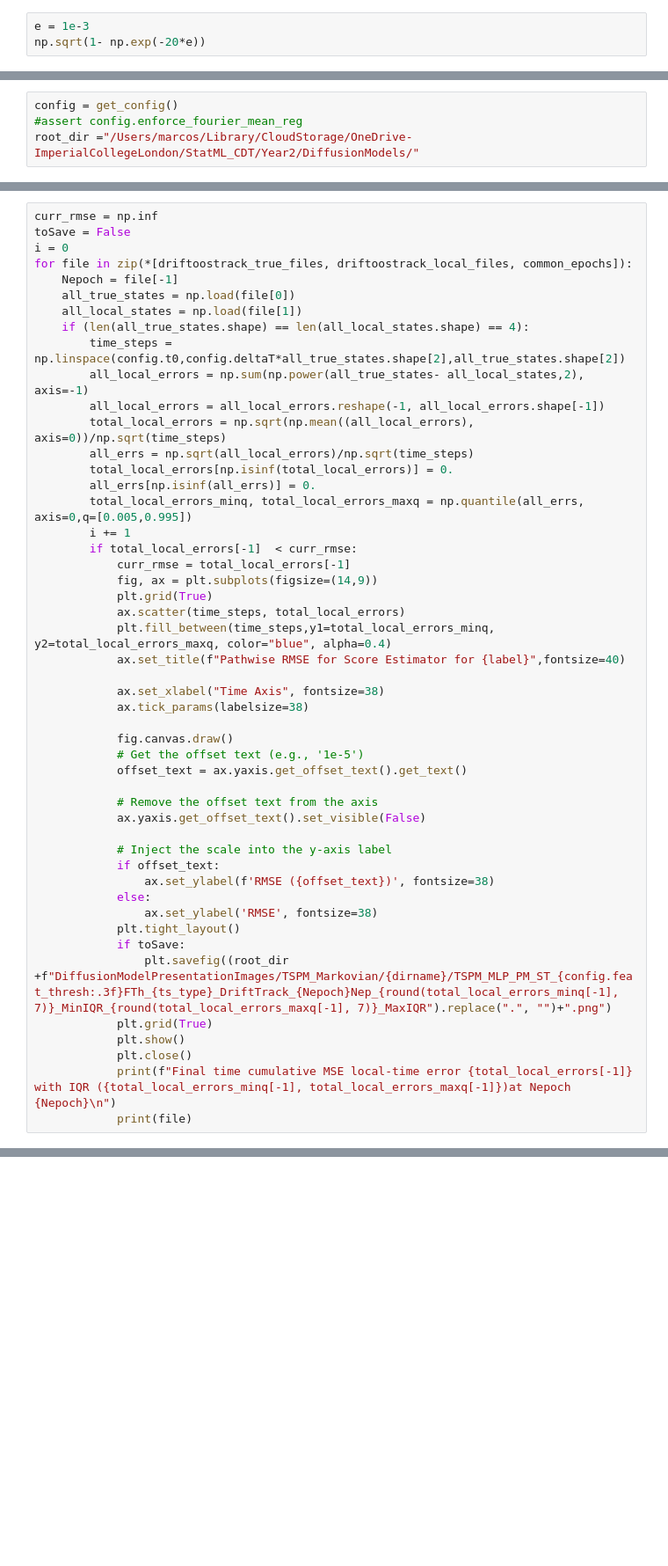
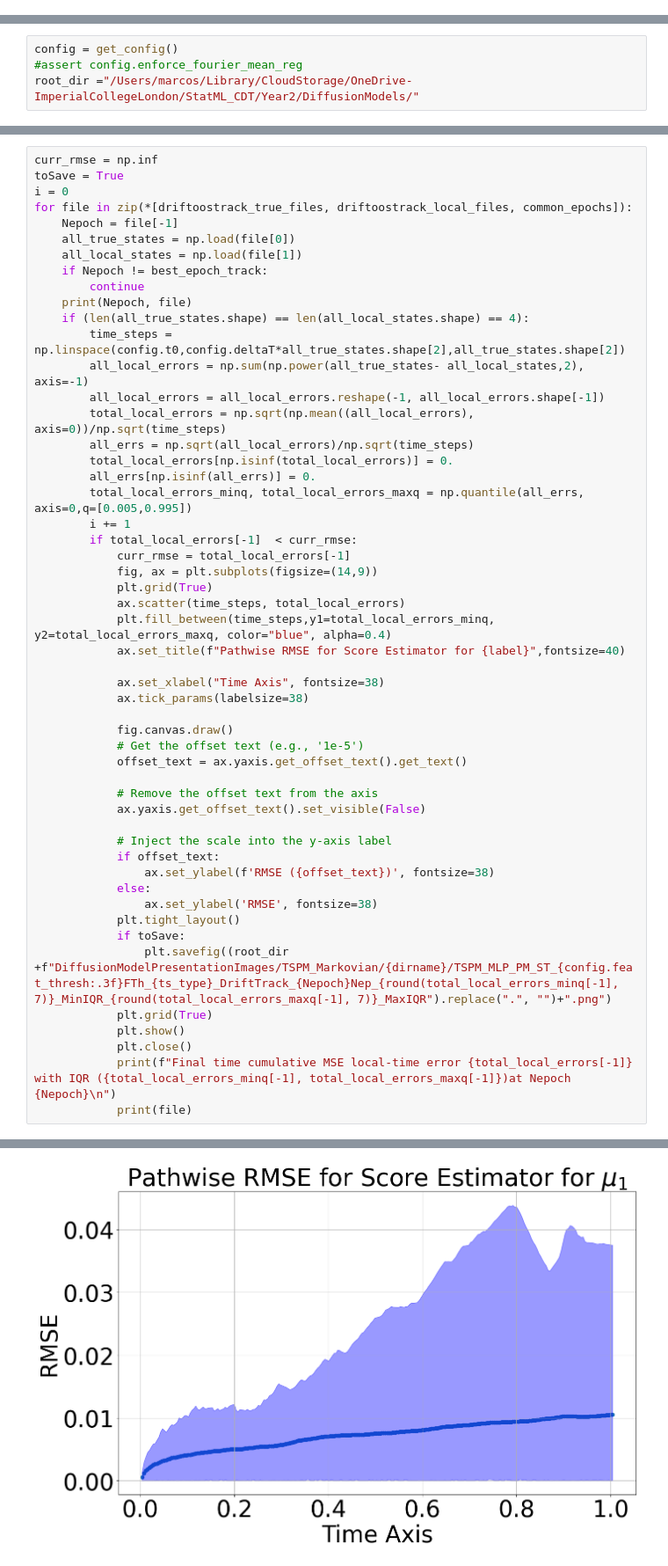
Before and after one commit to marcostapiac/FractionalBrownianMotion, a Jupyter notebook: experiments/generative_modelling/RecursiveVPSDE/ParamEst/TSPM/Markovian/OneDimensional/drifts_Markovian_1D_DriftEvalExp_from_saved.ipynb, the cells around one changed output, grey strips where cells are left out. Shown: that part at 88% size. Cells and saved outputs as stored; diff of their text form; blank space fills up the shorter version.

```diff
--- a/experiments/generative_modelling/RecursiveVPSDE/ParamEst/TSPM/Markovian/OneDimensional/drifts_Markovian_1D_DriftEvalExp_from_saved.ipynb
+++ b/experiments/generative_modelling/RecursiveVPSDE/ParamEst/TSPM/Markovian/OneDimensional/drifts_Markovian_1D_DriftEvalExp_from_saved.ipynb
@@ -15,6 +15,3 @@ from configs.RecursiveVPSDE.Markovian_fQuadSinHF.recursive_Markovian_PostMeanSco
 # %% [output]
 The autoreload extension is already loaded. To reload it, use:
   %reload_ext autoreload
-# %%
-e = 1e-3
-np.sqrt(1- np.exp(-20*e))
@@ -447,11 +469,14 @@ for f in zip(*[Nepochs_drifteval, driftevalexp_files]):
 # %%
 curr_rmse = np.inf
-toSave = False
+toSave = True
 i = 0
 for file in zip(*[driftoostrack_true_files, driftoostrack_local_files, common_epochs]):
     Nepoch = file[-1]
     all_true_states = np.load(file[0])
     all_local_states = np.load(file[1])
+    if Nepoch != best_epoch_track:
+        continue
+    print(Nepoch, file)
     if (len(all_true_states.shape) == len(all_local_states.shape) == 4):
         time_steps = np.linspace(config.t0,config.deltaT*all_true_states.shape[2],all_true_states.shape[2])
         all_local_errors = np.sum(np.power(all_true_states- all_local_states,2), axis=-1)
@@ -493,3 +518,4 @@ for file in zip(*[driftoostrack_true_files, driftoostrack_local_files, common_ep
             plt.close()
             print(f"Final time cumulative MSE local-time error {total_local_errors[-1]} with IQR ({total_local_errors_minq[-1], total_local_errors_maxq[-1]})at Nepoch {Nepoch}\n")
             print(file)
+# %% [output]
@@ -495,0 +523 @@ for file in zip(*[driftoostrack_true_files, driftoostrack_local_files, common_ep
+[figure, added]
```
Also changed, not shown: parts of 17 cells of this notebook, 1 other file.
